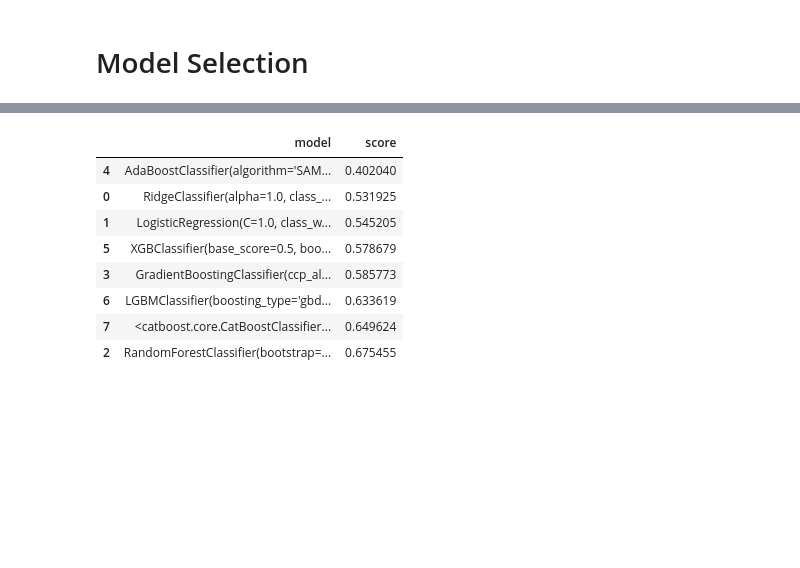
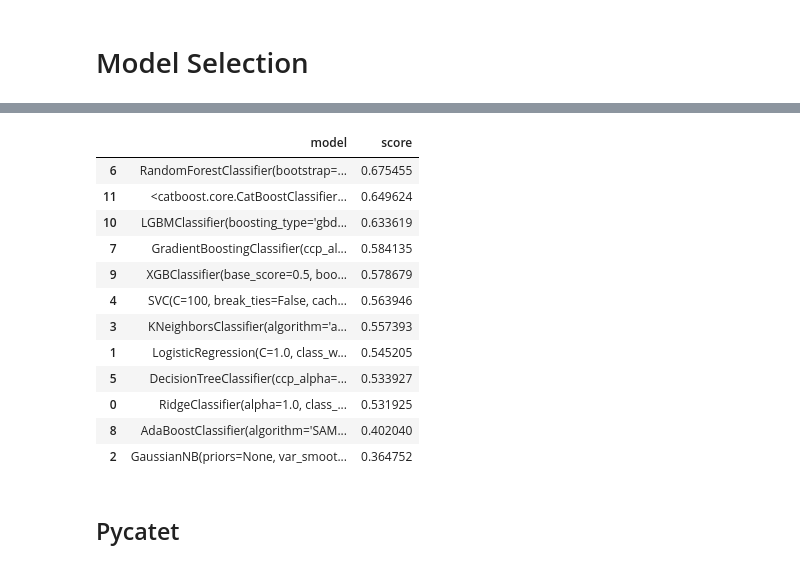
Before and after one commit to inrap8206/Dacon, a Jupyter notebook: [데이콘]와인품질분류.ipynb, the cells around one changed output, grey strips where cells are left out. Saved outputs shown, nothing was run; the diff lists cells and outputs as text; code cells hidden in the pictures; blank space fills up the shorter version.

```diff
--- a/[데이콘]와인품질분류.ipynb
+++ b/[데이콘]와인품질분류.ipynb
@@ -27,18 +29,16 @@ train.drop(['index', 'quality'], axis=1, inplace=True)
 test.drop('index', axis=1, inplace=True)
 
 
-# 피쳐 엔지니어링 (정제, 이상치처리, 파생변수 생성)
-from sklearn.preprocessing import StandardScaler
-sc = StandardScaler()
+# # 피쳐 엔지니어링 (정제, 이상치처리, 파생변수 생성)
+# from sklearn.preprocessing import StandardScaler
+# sc = StandardScaler()
 
-train = sc.fit_transform(train)
-test = sc.transform(test)
+# train = sc.fit_transform(train)
+# test = sc.transform(test)
 
 
 # 모델링
 from sklearn.ensemble import RandomForestClassifier, AdaBoostClassifier, GradientBoostingClassifier
-from sklearn.neural_network import MLPClassifier
-from sklearn.tree import DecisionTreeClassifier
 from sklearn.model_selection import cross_val_score
 
 model = RandomForestClassifier(random_state=2022, n_estimators=200)
@@ -53,7 +53,7 @@ print(score.mean())
 # 제출
 model.fit(train, label)
 preds = model.predict(test)
-sub.iloc[:,1] = preds
+sub.iloc[:,1] = preds.round()
 sub.to_csv('wine.csv', index=False)
 files.download('wine.csv')
 # %% [output]
@@ -84,29 +71,41 @@ Requirement already satisfied: retrying>=1.3.3 in /usr/local/lib/python3.7/dist-
 # %%
 from sklearn.linear_model import RidgeClassifier, LogisticRegression
 from sklearn.ensemble import RandomForestClassifier, GradientBoostingClassifier, AdaBoostClassifier
+from sklearn.svm import SVC, LinearSVC
+from sklearn.neighbors import KNeighborsClassifier
+from sklearn.naive_bayes import GaussianNB
+from sklearn.tree import DecisionTreeClassifier
 from xgboost import XGBClassifier
 from lightgbm import LGBMClassifier
 from catboost import CatBoostClassifier
 from sklearn.model_selection import cross_val_score, KFold
 from sklearn.metrics import accuracy_score
 
-model_list = [RidgeClassifier(), LogisticRegression(), RandomForestClassifier(random_state=2021), GradientBoostingClassifier(), AdaBoostClassifier(), XGBClassifier(), LGBMClassifier(), CatBoostClassifier(verbose=0)]
+model_list = [RidgeClassifier(), LogisticRegression(), GaussianNB(), KNeighborsClassifier(n_neighbors=20), SVC(gamma = 0.01, C = 100, probability=True),
+              DecisionTreeClassifier(max_features=7 , max_depth=6,  min_samples_split=8),
+              RandomForestClassifier(random_state=2021), GradientBoostingClassifier(), AdaBoostClassifier(), XGBClassifier(), LGBMClassifier(), CatBoostClassifier(verbose=0)]
 scores = []
 
 for model in model_list:
   score = cross_val_score(model, train, label, cv=5, scoring='accuracy')
   scores.append(score.mean())
 
 
 model_test = pd.DataFrame({'model':model_list, 'score':scores})
-model_test.sort_values('score')
+model_test.sort_values('score', ascending=False)
 # %% [output]
 |  | model | score |
-| 4 | AdaBoostClassifier(algorithm='SAM... | 0.402040 |
+| 6 | RandomForestClassifier(bootstrap=... | 0.675455 |
+| 11 | <catboost.core.CatBoostClassifier... | 0.649624 |
+| 10 | LGBMClassifier(boosting_type='gbd... | 0.633619 |
+| 7 | GradientBoostingClassifier(ccp_al... | 0.584135 |
+| 9 | XGBClassifier(base_score=0.5, boo... | 0.578679 |
+| 4 | SVC(C=100, break_ties=False, cach... | 0.563946 |
+| 3 | KNeighborsClassifier(algorithm='a... | 0.557393 |
+| 1 | LogisticRegression(C=1.0, class_w... | 0.545205 |
+| 5 | DecisionTreeClassifier(ccp_alpha=... | 0.533927 |
 | 0 | RidgeClassifier(alpha=1.0, class_... | 0.531925 |
-| 1 | LogisticRegression(C=1.0, class_w... | 0.545205 |
-| 5 | XGBClassifier(base_score=0.5, boo... | 0.578679 |
-| 3 | GradientBoostingClassifier(ccp_al... | 0.585773 |
-| 6 | LGBMClassifier(boosting_type='gbd... | 0.633619 |
-| 7 | <catboost.core.CatBoostClassifier... | 0.649624 |
-| 2 | RandomForestClassifier(bootstrap=... | 0.675455 |
+| 8 | AdaBoostClassifier(algorithm='SAM... | 0.402040 |
+| 2 | GaussianNB(priors=None, var_smoot... | 0.364752 |
+# %% [markdown]
+## Pycatet
```
Also changed, not shown: parts of 11 cells of this notebook.
